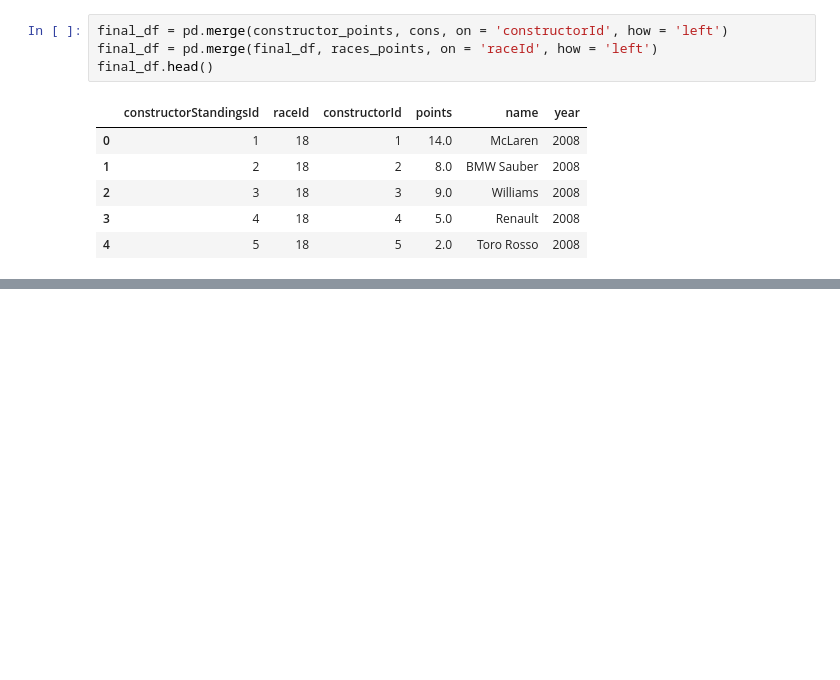
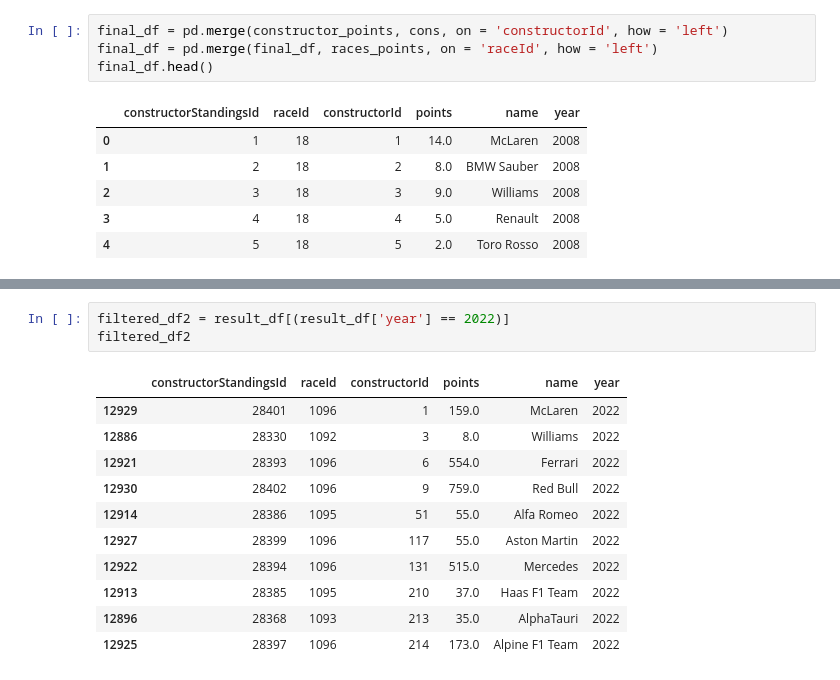
Before and after one commit to MacBeth-M/Capstone, a Jupyter notebook: DNF.ipynb, the cells around one changed output, grey strips where cells are left out. Drawn from its saved outputs; the diff is of its cells as text; blank space fills up the shorter version.

```diff
--- a/DNF.ipynb
+++ b/DNF.ipynb
@@ -404,0 +419,15 @@ filtered_df
+# %%
+filtered_df2 = result_df[(result_df['year'] == 2022)]
+filtered_df2
+# %% [output]
+|  | constructorStandingsId | raceId | constructorId | points | name | year |
+| 12929 | 28401 | 1096 | 1 | 159.0 | McLaren | 2022 |
+| 12886 | 28330 | 1092 | 3 | 8.0 | Williams | 2022 |
+| 12921 | 28393 | 1096 | 6 | 554.0 | Ferrari | 2022 |
+| 12930 | 28402 | 1096 | 9 | 759.0 | Red Bull | 2022 |
+| 12914 | 28386 | 1095 | 51 | 55.0 | Alfa Romeo | 2022 |
+| 12927 | 28399 | 1096 | 117 | 55.0 | Aston Martin | 2022 |
+| 12922 | 28394 | 1096 | 131 | 515.0 | Mercedes | 2022 |
+| 12913 | 28385 | 1095 | 210 | 37.0 | Haas F1 Team | 2022 |
+| 12896 | 28368 | 1093 | 213 | 35.0 | AlphaTauri | 2022 |
+| 12925 | 28397 | 1096 | 214 | 173.0 | Alpine F1 Team | 2022 |
```
Also changed, not shown: parts of 5 cells of this notebook.
